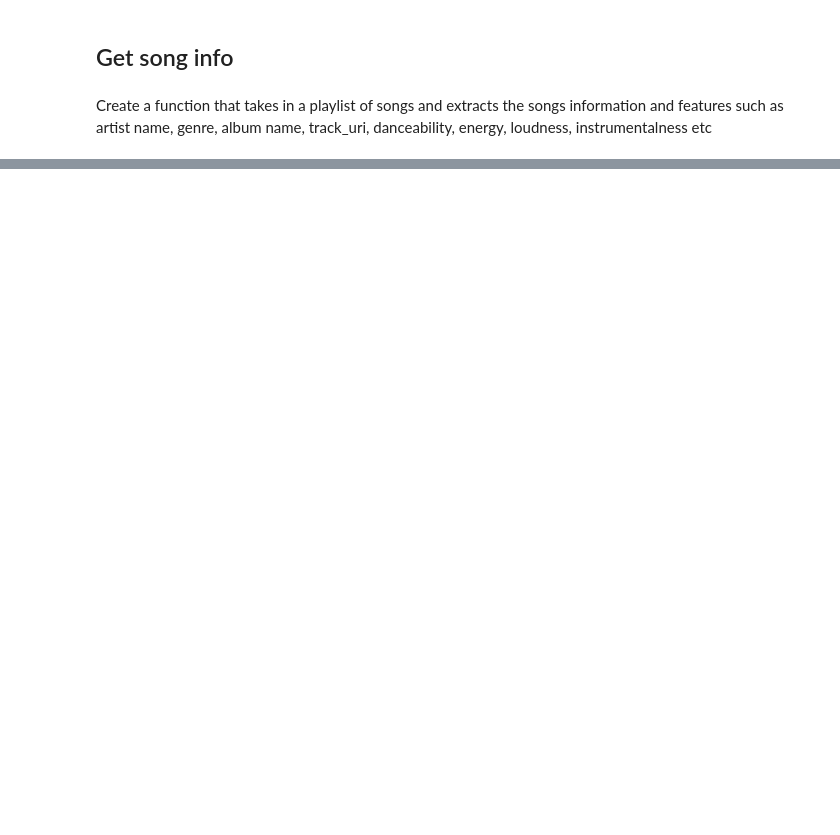
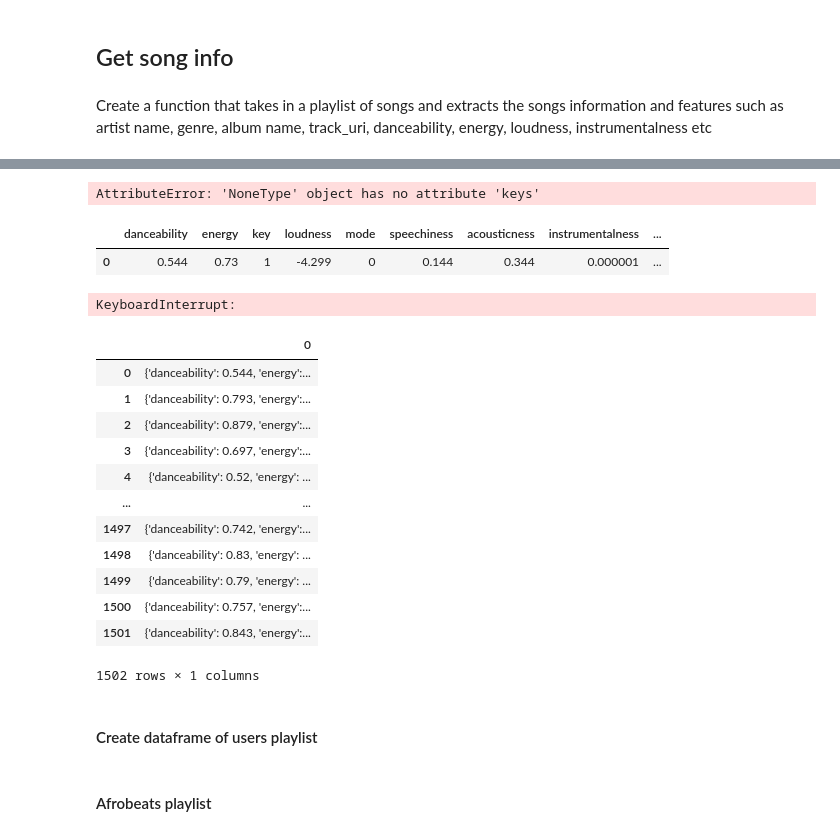
Before and after one commit to CaptCardoso/Afrobeats-Recommender-System, a Jupyter notebook: notebooks/01 data gathering.ipynb, the cells around one changed output, grey strips where cells are left out. Cells and saved outputs as stored; diff of their text form; code cells hidden in the pictures; blank space fills up the shorter version.

```diff
--- a/notebooks/01 data gathering.ipynb
+++ b/notebooks/01 data gathering.ipynb
@@ -21,7 +20,7 @@ import time
 # %%
 #Authentication
 client_credentials_manager = SpotifyClientCredentials(client_id = '2101cd224f5948e19c4c782d76744ed3',
-                                                      client_secret = '0f81ac4a6af148138227fe1ee70ee64d')
+                                                      client_secret = '879abdfca432449facc9d8566fb40ab6')
 # %% [markdown]
 Create spotipy object using SpotifyClientCredentials
 # %%
@@ -153,0 +186,34 @@ def get_track_info(playlist):
+# %%
+pd.DataFrame.from_dict(test)
+# %% [output]
+AttributeError: 'NoneType' object has no attribute 'keys'
+# %%
+pd.DataFrame(sp.audio_features('0mDRuZmReEm6DquPLJlcEm'))
+# %% [output]
+|  | danceability | energy | key | loudness | mode | speechiness | acousticness | instrumentalness | ... |
+| 0 | 0.544 | 0.73 | 1 | -4.299 | 0 | 0.144 | 0.344 | 0.000001 | ... |
+# %%
+lst = []
+for track_uri in afrobeats_df['track_uri']:
+
+    lst.append(sp.audio_features(track_uri)[0])
+# %% [output]
+KeyboardInterrupt:
+# %%
+pd.DataFrame(lst)
+# %% [output]
+|  | 0 |
+| 0 | {'danceability': 0.544, 'energy':... |
+| 1 | {'danceability': 0.793, 'energy':... |
+| 2 | {'danceability': 0.879, 'energy':... |
+| 3 | {'danceability': 0.697, 'energy':... |
+| 4 | {'danceability': 0.52, 'energy': ... |
+| ... | ... |
+| 1497 | {'danceability': 0.742, 'energy':... |
+| 1498 | {'danceability': 0.83, 'energy': ... |
+| 1499 | {'danceability': 0.79, 'energy': ... |
+| 1500 | {'danceability': 0.757, 'energy':... |
+| 1501 | {'danceability': 0.843, 'energy':... |
+1502 rows × 1 columns
+# %% [markdown]
+#### Create dataframe of users playlist
@@ -154,2 +226,4 @@ def get_track_info(playlist):
+# %% [markdown]
+#### Afrobeats playlist
 # %%
 afrobeats_playlist_url= "https://open.spotify.com/playlist/5ZCzd0nCLqiIX1jwQWfazW"
```
Also changed, not shown: parts of 45 cells of this notebook, 3 other files.
